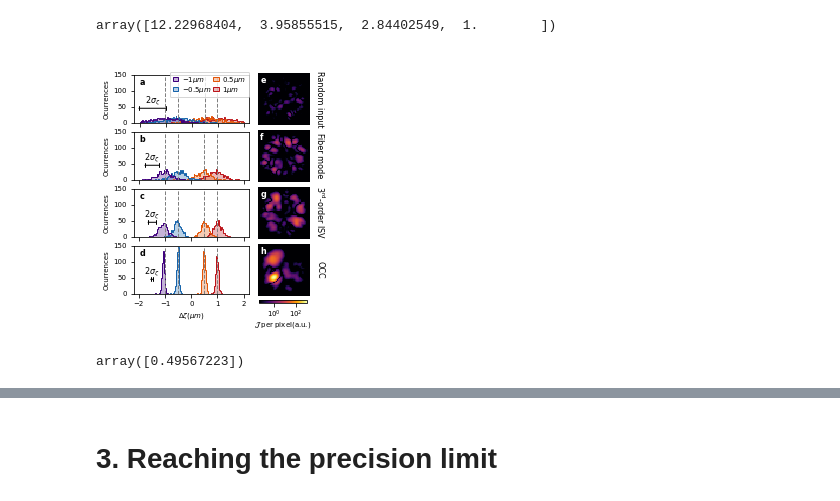
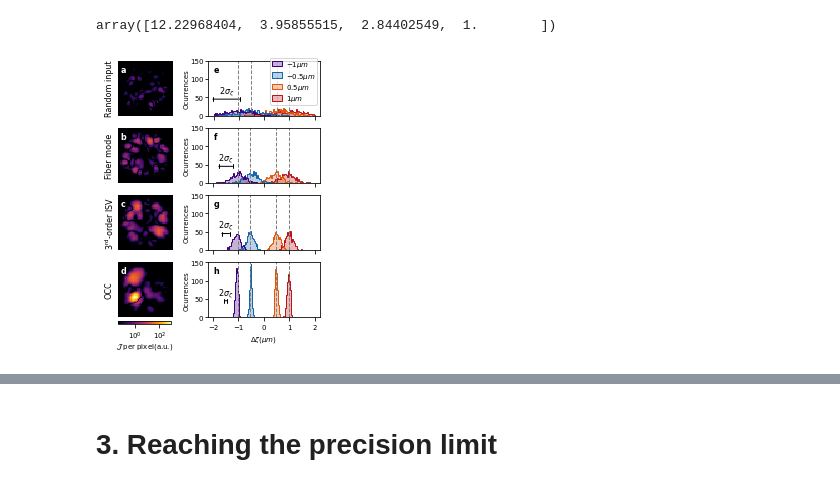
Before and after one commit to rodguti90/Article_PrecisionLimitTensorWFS, a Jupyter notebook: Crashing_disorder_figuresSI.ipynb, the cells around one changed output, grey strips where cells are left out. Saved outputs shown, nothing was run; the diff lists cells and outputs as text; code cells hidden in the pictures.

Commit message:
Fixed layouts of figs

```diff
--- a/Crashing_disorder_figuresSI.ipynb
+++ b/Crashing_disorder_figuresSI.ipynb
@@ -479,7 +479,7 @@ labels = ['Random input', 'Fiber mode', '3${}^\mathregular{rd}$-order ISV', 'OCC
 
 
 
-fig, axs = plt.subplots(4,2,figsize=(zf*3.2,zf*4.1))
+fig, axs = plt.subplots(4,2,figsize=(zf*3.2,zf*4.))
 alpha = 0.3
 
 chist = colors_list[:len(i_def_list)]
@@ -497,78 +497,72 @@ bins = np.linspace(xmin,xmax,120)
 
 for ip in range(4):
 
-    pl_fish = plot_fish(sca_fac*(np.abs(Iders[amp_ref,ip])**2), axs[ip,1],
+    pl_fish = plot_fish(sca_fac*(np.abs(Iders[amp_ref,ip])**2), axs[ip,0],
                         norm=colors.LogNorm(vmin=sca_fac*fmin, vmax=sca_fac*fmax),
                         cmap=cmap_fish,
                         interpolation='none')
 
-    axs[ip,1].axis('off')
-    axs[ip,1].set_ylabel(labels[ip])
-    axs[ip,1].text(1.2,0.5, labels[ip],transform = axs[ip,1].transAxes,
+    axs[ip,0].axis('off')
+    axs[ip,0].set_ylabel(labels[ip])
+    axs[ip,0].text(-0.15,0.5, labels[ip],transform = axs[ip,0].transAxes,
      horizontalalignment='center', fontsize=MEDIUM_SIZE,
-     verticalalignment='center', rotation=270)
+     verticalalignment='center', rotation=90)
 
     if ip<3:
-        axs[ip,0].axes.xaxis.set_ticklabels([])
+        axs[ip,1].axes.xaxis.set_ticklabels([])
 
-    axs[ip,0].set_ylim(0,y_lim)
+    axs[ip,1].set_ylim(0,y_lim)
 
-    axs[3,0].set_xlabel('$\Delta \zeta (\mu m)$')
+    axs[3,1].set_xlabel('$\Delta \zeta (\mu m)$')
     xvar = def_est_int[i_def_list,:,ind_amp,ip].T
-    axs[ip,0].hist(xvar, bins, color=chist, histtype='step',lw=lw)
-    axs[ip,0].hist(xvar, bins, color=chist, alpha=alpha,  histtype='stepfilled')
+    axs[ip,1].hist(xvar, bins, color=chist, histtype='step',lw=lw)
+    axs[ip,1].hist(xvar, bins, color=chist, alpha=alpha,  histtype='stepfilled')
 
     y_arrow = y_lim*0.3
     x_arrow = -1.5#target_def_list[-1]
     style = ArrowStyle('|-|',widthA=2.0,widthB=2.0)#, head_length=4, head_width=1.5)
     std_arrow = FancyArrowPatch((x_arrow-std_def[ip],y_arrow),
                                 (x_arrow+std_def[ip],y_arrow),
                                 shrinkA = 0, shrinkB = 0, color='black',
                                 arrowstyle=style)
-    axs[ip,0].add_patch(std_arrow)
-    axs[ip,0].text(x_arrow,y_arrow+0.1*y_lim, r'$2\sigma_\zeta$',
+    axs[ip,1].add_patch(std_arrow)
+    axs[ip,1].text(x_arrow,y_arrow+0.1*y_lim, r'$2\sigma_\zeta$',
                    fontweight='bold', horizontalalignment='center')
 
     for n, i_def in enumerate(i_def_list):
 
-        axs[ip,0].axvline(x=target_def_list[n], c='gray',linewidth=lw, ls='--')
-    axs[ip,0].set_box_aspect(1/2.4)
-    axs[ip,0].set_xticks(np.arange(xmin,xmax+1,1))
-    axs[ip,0].set_ylabel('Ocurrences')
+        axs[ip,1].axvline(x=target_def_list[n], c='gray',linewidth=lw, ls='--')
+    # axs[ip,1].set_box_aspect(1/2.4)
+    axs[ip,1].set_xticks(np.arange(xmin,xmax+1,1))
+    axs[ip,1].set_ylabel('Ocurrences')
 
 
-    axs[ip,0].text(0.05,0.8,nb_lb[0][ip], transform=axs[ip,0].transAxes, color='k', fontweight='bold')
-    axs[ip,1].text(0.05,0.8,nb_lb[1][ip], transform=axs[ip,1].transAxes, color='w', fontweight='bold')
-
-# handles = [matplotlib.patches.Rectangle((0,0),.1,.1,color=cf[i],ec=chist[i]) for i in range(4)]
-# labels= ["$-1\mu m$","$-0.5\mu m$", "$0.5\mu m$",'$1\mu m$']
-# fig.legend(handles, labels, fontsize=SMALL_SIZE, ncol=2, loc=(0.16,0.86), frameon=False)
-
-cb_width =0.205
+    axs[ip,0].text(0.05,0.8,nb_lb[0][ip], transform=axs[ip,0].transAxes, color='w', fontweight='bold')
+    axs[ip,1].text(0.05,0.8,nb_lb[1][ip], transform=axs[ip,1].transAxes, color='k', fontweight='bold')
+    axs[ip,1].get_yaxis().labelpad = -0.
+    axs[ip,1].yaxis.set_tick_params(pad=1)
+cb_width =0.23
 cb_height = 0.01
-# cbar_ax2 = fig.add_axes([0.545, 0.9, cb_width, cb_height])
-# cbar2=fig.colorbar(pl_fish, cax=cbar_ax2, orientation='horizontal', label='$\mathcal{J}$ per pixel(a.u.)')
-# cbar_ax2.xaxis.set_ticks_position('top')
-# cbar_ax2.get_xaxis().labelpad = -25
-# cbar_ax2.xaxis.set_tick_params(pad=-2)
 
 handles = [matplotlib.patches.Rectangle((0,0),.01,.01,color=cf[i],ec=chist[i]) for i in range(4)]
 labels= ["$-1\mu m$","$-0.5\mu m$", "$0.5\mu m$",'$1\mu m$']
-fig.legend(handles, labels, fontsize=SMALL_SIZE, ncol=2, loc=(0.312,0.84),
-           frameon=True, handleheight=.5,
-           handlelength=.8, labelspacing=0, columnspacing=0.2,handletextpad=0.5)
+# fig.legend(handles, labels, fontsize=SMALL_SIZE, ncol=2, loc=(0.625,0.885),
+#            frameon=True, handleheight=.5,
+#            handlelength=.9, labelspacing=0, columnspacing=0.2,handletextpad=0.5,
+#            borderpad=0.2)
+fig.legend(handles, labels, fontsize=SMALL_SIZE, ncol=1, loc=(0.755,0.825),
+           frameon=True, handleheight=.8,
+           handlelength=1.5, labelspacing=0.2, columnspacing=0.2,handletextpad=0.5,
+           borderpad=0.2)
 
-cbar_ax2 = fig.add_axes([0.545, 0.1, cb_width, cb_height])
+
+cbar_ax2 = fig.add_axes([0.125, 0.07, cb_width, cb_height])
 cbar2=fig.colorbar(pl_fish, cax=cbar_ax2, orientation='horizontal', label='$\mathcal{J}$ per pixel(a.u.)')
 cbar_ax2.xaxis.set_ticks_position('bottom')
 cbar_ax2.get_xaxis().labelpad = 0
 cbar_ax2.xaxis.set_tick_params(pad=2)
-plt.subplots_adjust(left=0, bottom=None, right=None, top=None, wspace=-0.2, hspace=0.1)
 
+plt.tight_layout(pad=0., w_pad=0., h_pad=0.8)
 plt.savefig(os.path.join(fig_path,'Est_def.pdf'),bbox_inches='tight',dpi=400)
 # %% [output]
-[figure, old version]
+[figure, new version]
-# %%
-target_def_list
-# %% [output]
-array([0.49567223])
```
Also changed, not shown: parts of 7 cells of this notebook, 2 other files.
